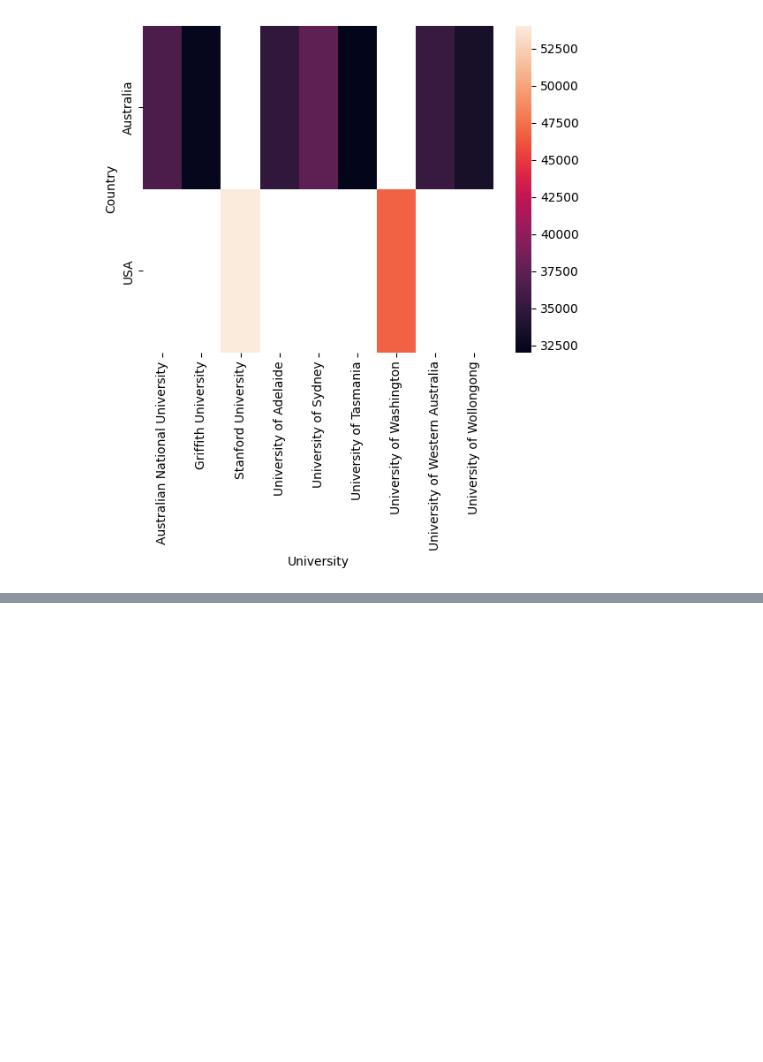
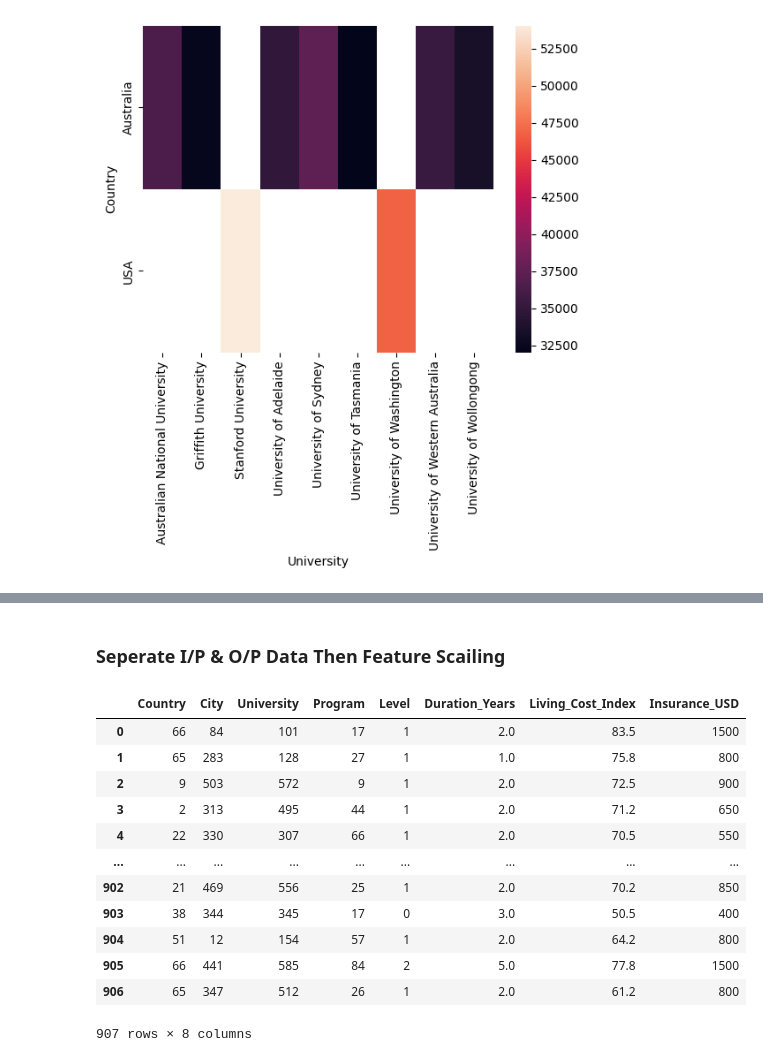
Before and after one commit to harbhajanbhatiya/ML-workspace, a Jupyter notebook: ASS 13/Part 1/task1.ipynb, the cells around one changed output, grey strips where cells are left out. Drawn from its saved outputs; the diff is of its cells as text; code cells hidden in the pictures; blank space fills up the shorter version.

Commit message:
Data Preprocessing & EDA

```diff
--- a/ASS 13/Part 1/task1.ipynb
+++ b/ASS 13/Part 1/task1.ipynb
@@ -297,0 +366,6 @@ sns.heatmap(data)
+# %%
+df["University"]=le.fit_transform(df["University"])
+# %%
+df["Program"]=le.fit_transform(df["Program"])
+# %%
+df["Level"]=le.fit_transform(df["Level"])
@@ -297,0 +381,21 @@ sns.heatmap(data)
+# %% [markdown]
+### Seperate I/P & O/P Data Then Feature Scailing
+# %%
+X=df.iloc[:,:8]  #to get all rows and first 7 columns of the dataframe ---> I/P Columns
+Y=df["Total_Cost"]  #to get all rows and 'Total_Cost' column of the dataframe ---> O/P Column
+# %%
+X
+# %% [output]
+|  | Country | City | University | Program | Level | Duration_Years | Living_Cost_Index | Insurance_USD |
+| 0 | 66 | 84 | 101 | 17 | 1 | 2.0 | 83.5 | 1500 |
+| 1 | 65 | 283 | 128 | 27 | 1 | 1.0 | 75.8 | 800 |
+| 2 | 9 | 503 | 572 | 9 | 1 | 2.0 | 72.5 | 900 |
+| 3 | 2 | 313 | 495 | 44 | 1 | 2.0 | 71.2 | 650 |
+| 4 | 22 | 330 | 307 | 66 | 1 | 2.0 | 70.5 | 550 |
+| ... | ... | ... | ... | ... | ... | ... | ... | ... |
+| 902 | 21 | 469 | 556 | 25 | 1 | 2.0 | 70.2 | 850 |
+| 903 | 38 | 344 | 345 | 17 | 0 | 3.0 | 50.5 | 400 |
+| 904 | 51 | 12 | 154 | 57 | 1 | 2.0 | 64.2 | 800 |
+| 905 | 66 | 441 | 585 | 84 | 2 | 5.0 | 77.8 | 1500 |
+| 906 | 65 | 347 | 512 | 26 | 1 | 2.0 | 61.2 | 800 |
+907 rows × 8 columns
```
Also changed, not shown: parts of 21 cells of this notebook.
